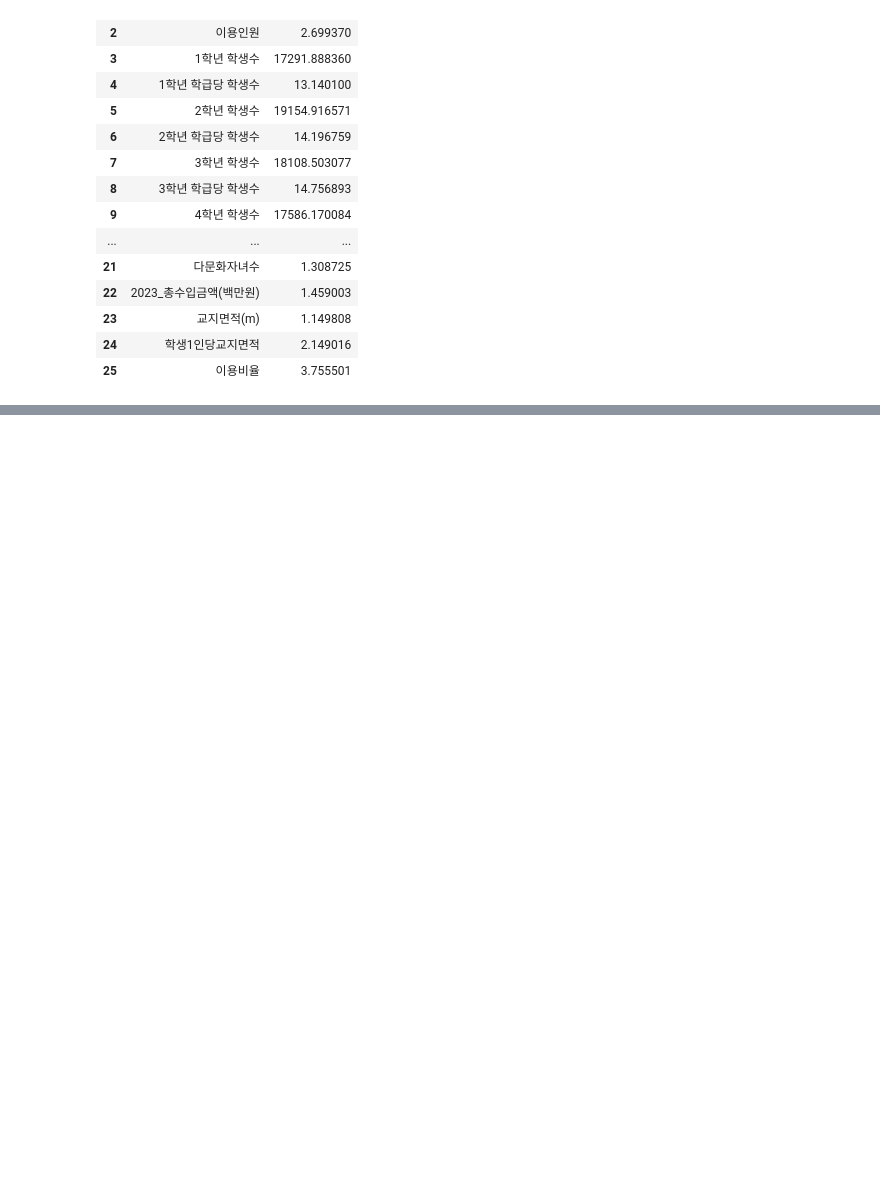
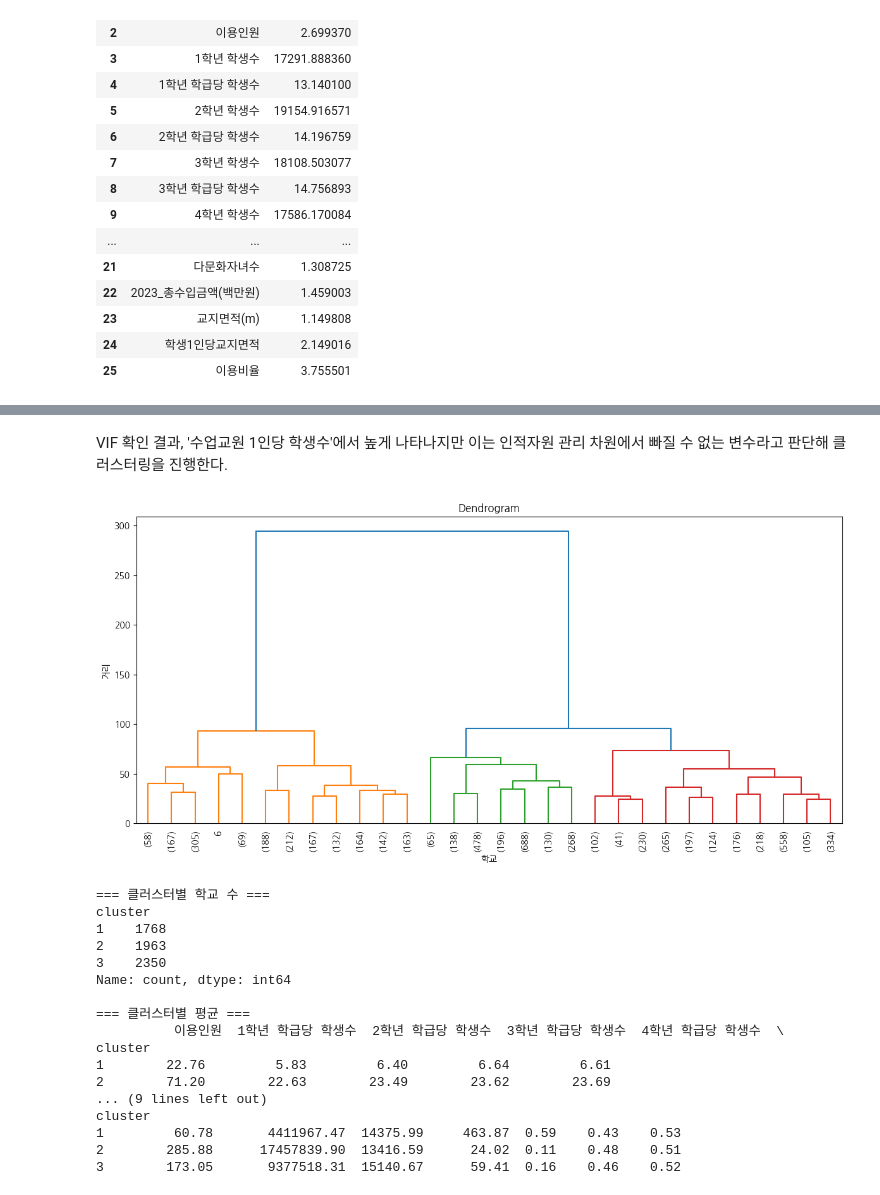
Before and after one commit to jeonggagyeong/education, a Jupyter notebook: EDA/clustering.ipynb, the cells around one changed output, grey strips where cells are left out. Saved outputs shown, nothing was run; the diff lists cells and outputs as text; code cells hidden in the pictures; blank space fills up the shorter version.

```diff
--- a/EDA/clustering.ipynb
+++ b/EDA/clustering.ipynb
@@ -260,0 +110,6 @@ Name: count, dtype: int64
+# %%
+# 저학년, 고학년
+# 비율로 대체
+
+data['저학년 비율'] = (data['1학년 학생수'] + data['2학년 학생수']+data['3학년 학생수']) / data['학생수(계)']
+data['고학년 비율'] = (data['4학년 학생수'] + data['5학년 학생수']+data['6학년 학생수']) / data['학생수(계)']
@@ -260,0 +164,68 @@ Name: count, dtype: int64
+# %% [markdown]
+VIF 확인 결과, '수업교원 1인당 학생수'에서 높게 나타나지만 이는 인적자원 관리 차원에서 빠질 수 없는 변수라고 판단해 클러스터링을 진행한다.
+# %%
+from scipy.cluster.hierarchy import dendrogram, linkage, fcluster
+from sklearn.preprocessing import StandardScaler
+import matplotlib.pyplot as plt
+
+# 클러스터링에 사용할 변수만 선택 (식별자 제외)
+cluster_columns = [
+    '이용인원',
+    '1학년 학급당 학생수', '2학년 학급당 학생수', '3학년 학급당 학생수',
+    '4학년 학급당 학생수', '5학년 학급당 학생수',
+    '6학년 학급당 학생수', '특수학급 학생수', '특수학급 학급당 학생수',
+    '수업교원 1인당 학생수', '다문화자녀수', '2023_총수입금액(백만원)',
+    '교지면적(m)', '학생1인당교지면적', '이용비율','저학년 비율','고학년 비율'
+]
+
+cluster_data = data[cluster_columns].dropna()
+
+
+
+# 표준화
+scaler = StandardScaler()
+scaled = scaler.fit_transform(cluster_data)
+
+
+# 덴드로그램으로 클러스터 수 확인
+linked = linkage(scaled, method='ward')
+
+k = 3
+labels = fcluster(linked, k, criterion='maxclust')
+
+plt.figure(figsize=(12, 6))
+dendrogram(linked, truncate_mode='lastp', p=30, leaf_rotation=90,color_threshold=95)
+plt.title('Dendrogram')
+plt.xlabel('학교')
+plt.ylabel('거리')
+plt.tight_layout()
+plt.show()
+
+
+cluster_data = cluster_data.copy()
+cluster_data['cluster'] = labels
+
+print("=== 클러스터별 학교 수 ===")
+print(cluster_data['cluster'].value_counts().sort_index())
+
+print("\n=== 클러스터별 평균 ===")
+print(cluster_data.groupby('cluster').mean().round(2))
+# %% [output]
+[figure, added]
+=== 클러스터별 학교 수 ===
+cluster
+1    1768
+2    1963
+3    2350
+Name: count, dtype: int64
+
+=== 클러스터별 평균 ===
+          이용인원  1학년 학급당 학생수  2학년 학급당 학생수  3학년 학급당 학생수  4학년 학급당 학생수  \
+cluster
+1        22.76         5.83         6.40         6.64         6.61
+2        71.20        22.63        23.49        23.62        23.69
+... (9 lines left out)
+cluster
+1         60.78       4411967.47  14375.99     463.87  0.59    0.43    0.53
+2        285.88      17457839.90  13416.59      24.02  0.11    0.48    0.51
+3        173.05       9377518.31  15140.67      59.41  0.16    0.46    0.52
```
Also changed, not shown: parts of 12 cells of this notebook.
